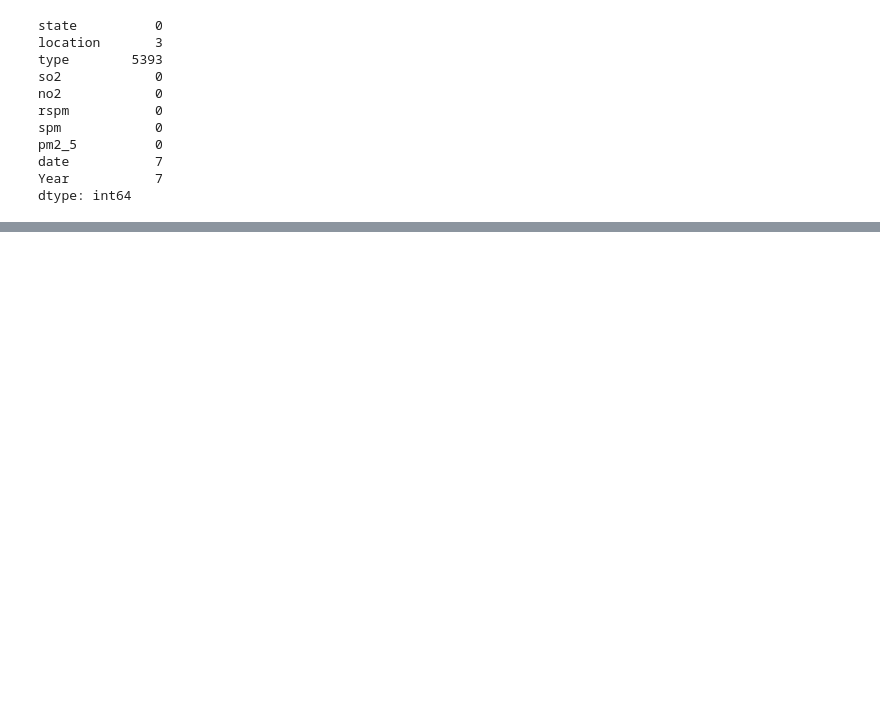
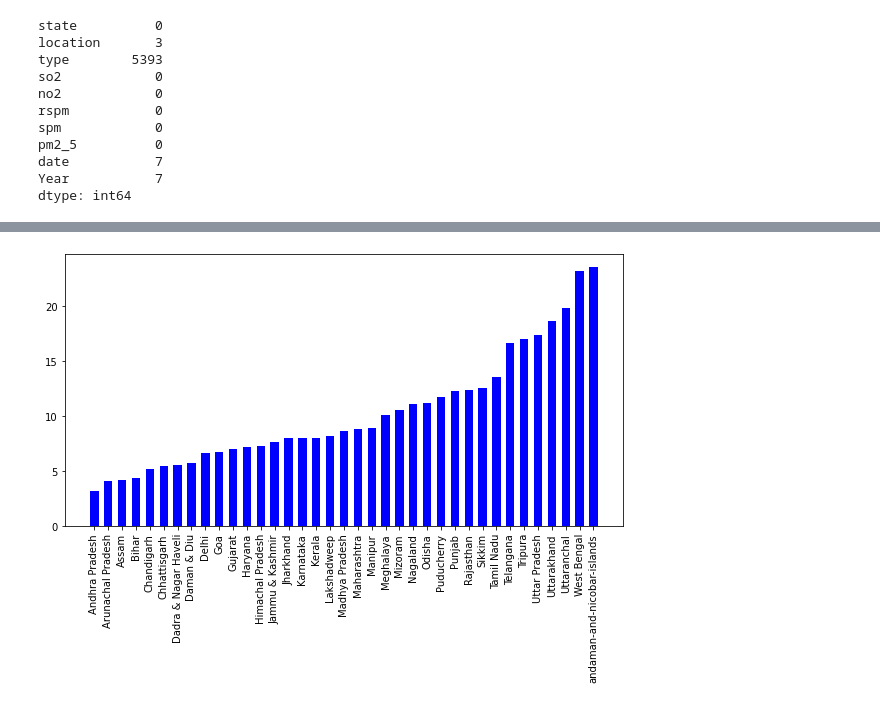
Before and after one commit to KarlaBalog/Estadistica_Descriptiva, a Jupyter notebook: Tarea_Estadistica_Descriptiva_Python.ipynb, the cells around one changed output, grey strips where cells are left out. Drawn from its saved outputs; the diff is of its cells as text; code cells hidden in the pictures; blank space fills up the shorter version.

```diff
--- a/Tarea_Estadistica_Descriptiva_Python.ipynb
+++ b/Tarea_Estadistica_Descriptiva_Python.ipynb
@@ -146,3 +130,5 @@ pm2_5          0
 date           7
 Year           7
 dtype: int64
+# %%
+datos2=datos.groupby("state").mean()
@@ -148,0 +156,13 @@ dtype: int64
+# %%
+datos2=datos2.reset_index()
+# %%
+import matplotlib.pyplot as plt
+height= list(datos2['so2'])
+bars = list(datos2['state'])
+height=sorted(height)
+plt.figure(figsize=(10,5))
+plt.bar(bars, height, color="blue", width=0.6)
+plt.xticks(rotation=90)
+plt.show()
+# %% [output]
+[figure, added]
```
Also changed, not shown: parts of 5 cells of this notebook.
